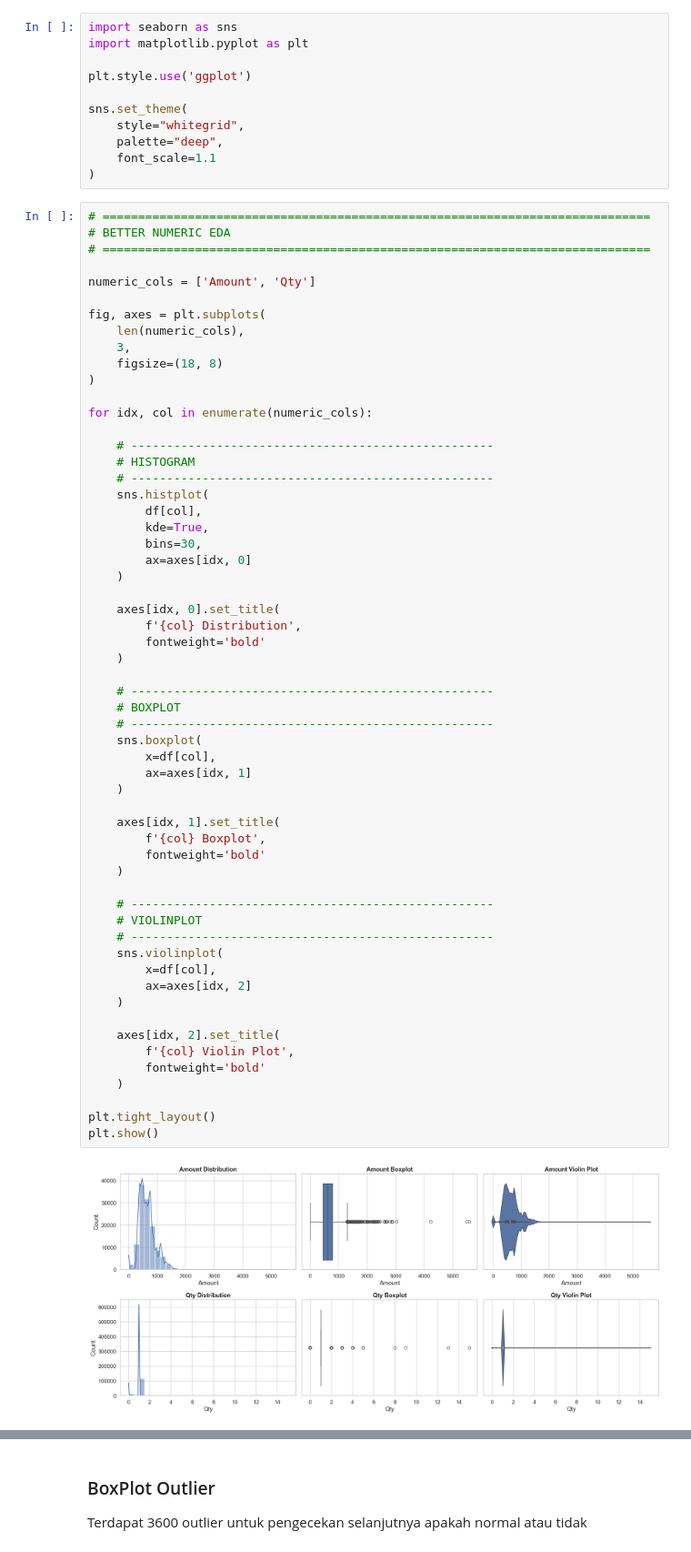
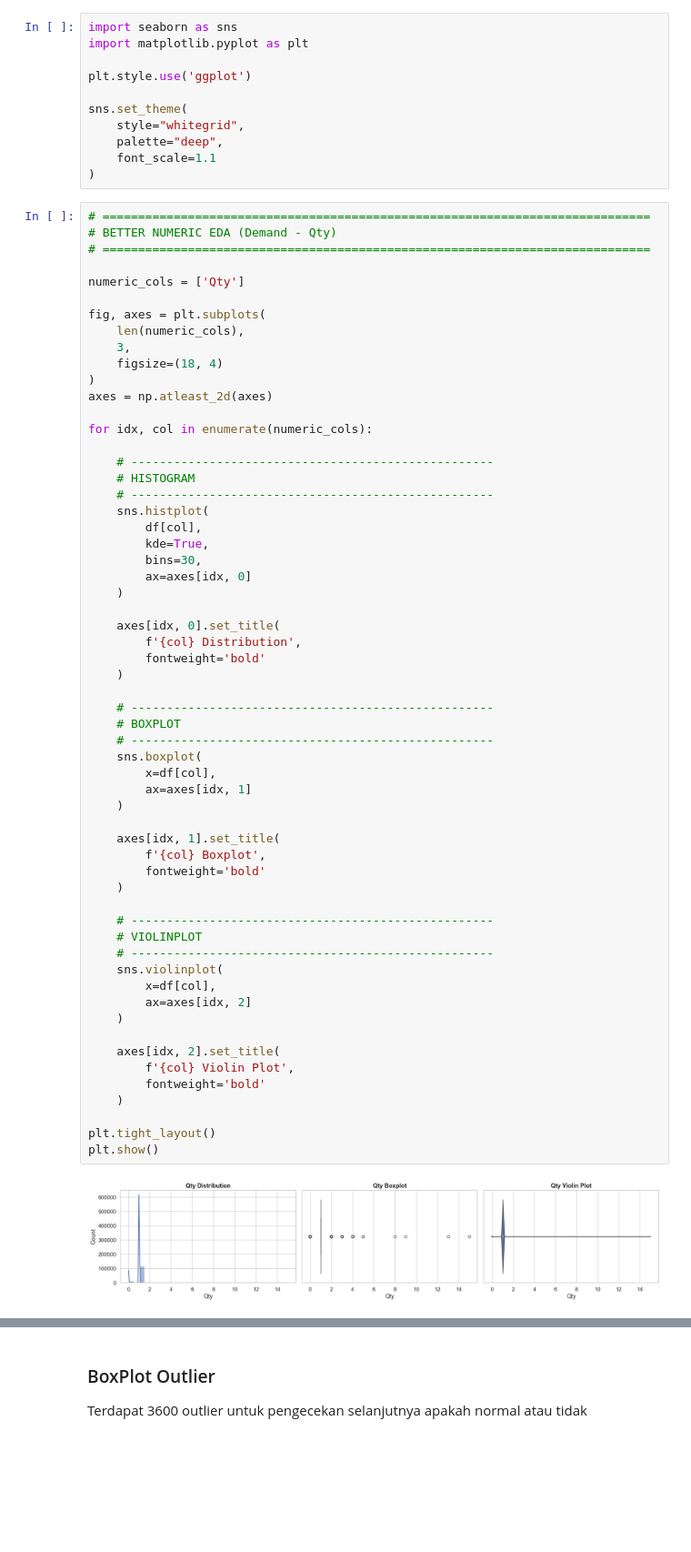
Before and after one commit to ProfDARA/Eksperimen_SML_DanangAgungRestuAJi, a Jupyter notebook: preprocessing/Eksperimen_DanangAgungRestuAji.ipynb, the cells around one changed output, grey strips where cells are left out. Shown at 91% size. Saved outputs shown, nothing was run; the diff lists cells and outputs as text; blank space fills up the shorter version.

```diff
--- a/preprocessing/Eksperimen_DanangAgungRestuAji.ipynb
+++ b/preprocessing/Eksperimen_DanangAgungRestuAji.ipynb
@@ -128,16 +128,17 @@ sns.set_theme(
 )
 # %%
 # =============================================================================
-# BETTER NUMERIC EDA
+# BETTER NUMERIC EDA (Demand - Qty)
 # =============================================================================
 
-numeric_cols = ['Amount', 'Qty']
+numeric_cols = ['Qty']
 
 fig, axes = plt.subplots(
     len(numeric_cols),
     3,
-    figsize=(18, 8)
+    figsize=(18, 4)
 )
+axes = np.atleast_2d(axes)
 
 for idx, col in enumerate(numeric_cols):
 
@@ -158,32 +159,32 @@ for idx, col in enumerate(numeric_cols):
 
     # ---------------------------------------------------
     # BOXPLOT
     # ---------------------------------------------------
     sns.boxplot(
         x=df[col],
         ax=axes[idx, 1]
     )
 
     axes[idx, 1].set_title(
         f'{col} Boxplot',
         fontweight='bold'
     )
 
     # ---------------------------------------------------
     # VIOLINPLOT
     # ---------------------------------------------------
     sns.violinplot(
         x=df[col],
         ax=axes[idx, 2]
     )
 
     axes[idx, 2].set_title(
         f'{col} Violin Plot',
         fontweight='bold'
     )
 
 plt.tight_layout()
 plt.show()
 # %% [output]
-[figure, old version]
+[figure, new version]
 # %% [markdown]
```
Also changed, not shown: parts of 14 cells of this notebook.
